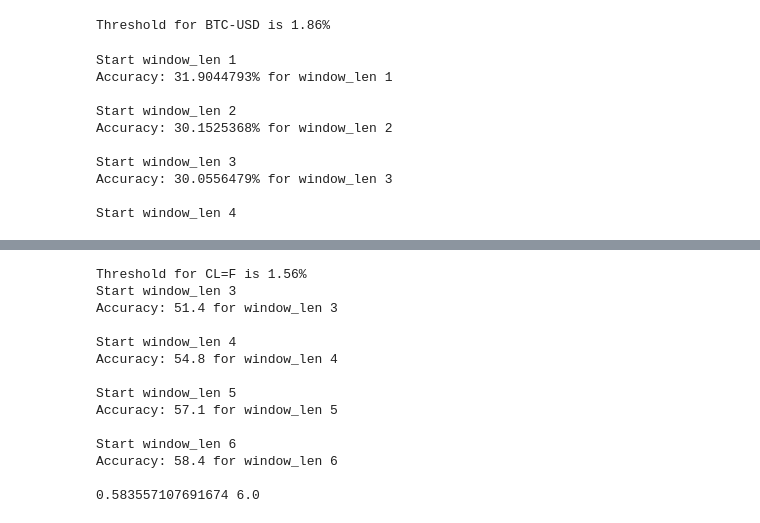
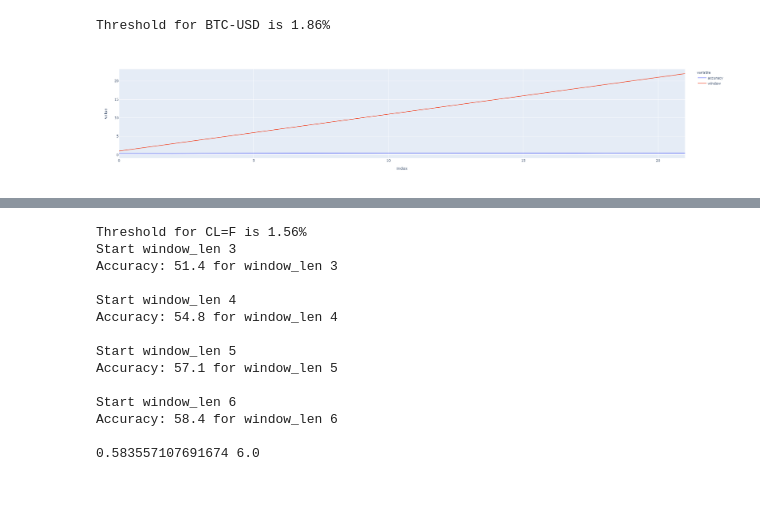
Before and after one commit to svkov/time-series-forecasting, a Jupyter notebook: notebooks/006-classification.ipynb, the cells around one changed output, grey strips where cells are left out. Saved outputs shown, nothing was run; the diff lists cells and outputs as text; code cells hidden in the pictures; blank space fills up the shorter version.

```diff
--- a/notebooks/006-classification.ipynb
+++ b/notebooks/006-classification.ipynb
@@ -148,15 +148,6 @@ df = prepare_data_without_window('../data/processed/all.csv', instrument='BTC-US
 # %% [output]
 Threshold for BTC-USD is 1.86%
 # %%
-get_df_of_accuracies_by_window_len_range(df, n, model_type='logistic', delta=20, verbose=True)
+accuracies = get_df_of_accuracies_by_window_len_range(df, n, model_type='logistic', delta=20)
 # %% [output]
-Start window_len 1
-Accuracy: 31.9044793% for window_len 1
-
-Start window_len 2
-Accuracy: 30.1525368% for window_len 2
-
-Start window_len 3
-Accuracy: 30.0556479% for window_len 3
-
-Start window_len 4
+[figure, added]
```
Also changed, not shown: parts of 2 cells of this notebook, 17 other files.
